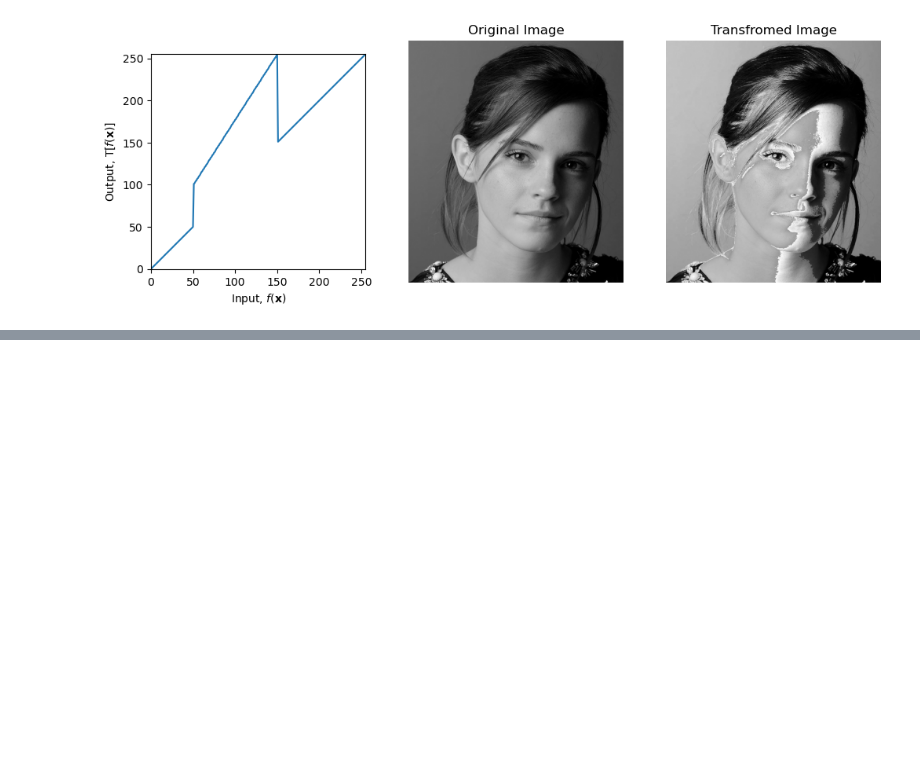
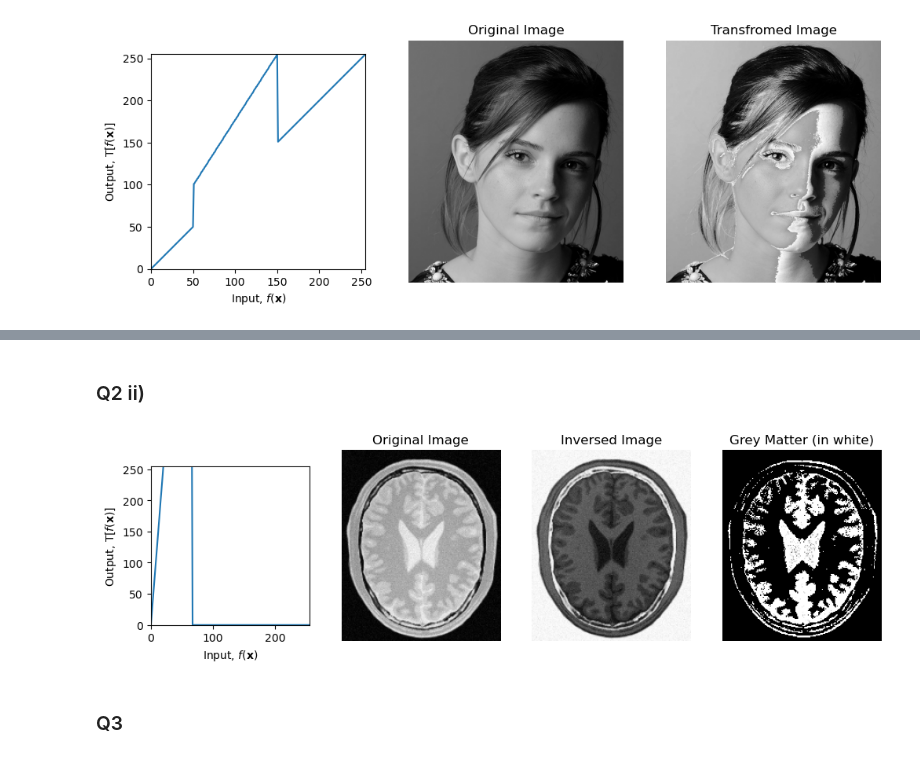
Before and after one commit to KiranGunathilaka/en3160_image_processing_machine_vision, a Jupyter notebook: assign1/220197E_a01.ipynb, the cells around one changed output, grey strips where cells are left out. Drawn from its saved outputs; the diff is of its cells as text; code cells hidden in the pictures; blank space fills up the shorter version.

```diff
--- a/assign1/220197E_a01.ipynb
+++ b/assign1/220197E_a01.ipynb
@@ -67,0 +70,37 @@ plt.show()
+# %% [markdown]
+### Q2 ii)
+# %%
+import cv2 as cv
+import numpy as np
+import matplotlib.pyplot as plt
+
+transform = []
+
+c = np.array([(-1,0),(20, 255) ,  (65,255), (66,0) ,(255,0)])
+inverse = np.arange(255, -1, -1, dtype=np.uint8)
+
+for i in range(len(c)-1): #constructing the transform using the intensity function's indices
+    t_temp = np.linspace(c[i,1], c[i+1, 1], c[i+1,0] -  c[i,0]).astype('uint8')
+    transform = np.concatenate((transform, t_temp), axis=0).astype('uint8')
+
+f = cv.imread("a1images/brain_proton_density_slice.png", cv.IMREAD_GRAYSCALE)
+inv = cv.LUT(f, inverse)
+g = cv.LUT(inv, transform)
+
+fig, ax = plt.subplots(1, 4, figsize=(12, 4))
+ax[0].plot(transform)
+ax[0].set_xlabel(r'Input, $f(\mathbf{x})$')
+ax[0].set_ylabel('Output, $\mathrm{T}[f(\mathbf{x})]$')
+ax[0].set_xlim(0,255);ax[0].set_ylim(0,255);ax[0].set_aspect('equal')
+
+ax[1].imshow(f, cmap='gray', vmin=0, vmax=255);ax[1].set_title('Original Image');
+ax[1].axis("off")
+ax[2].imshow(inv, cmap='gray', vmin=0, vmax=255);ax[2].set_title('Inversed Image'); #so white is lighter
+ax[2].axis("off")
+ax[3].imshow(g, cmap='gray', vmin=0, vmax=255);ax[3].set_title('Grey Matter (in white)')
+ax[3].axis("off")
+plt.show()
+# %% [output]
+[figure, added]
+# %% [markdown]
+### Q3
```
Also changed, not shown: parts of 2 cells of this notebook.
